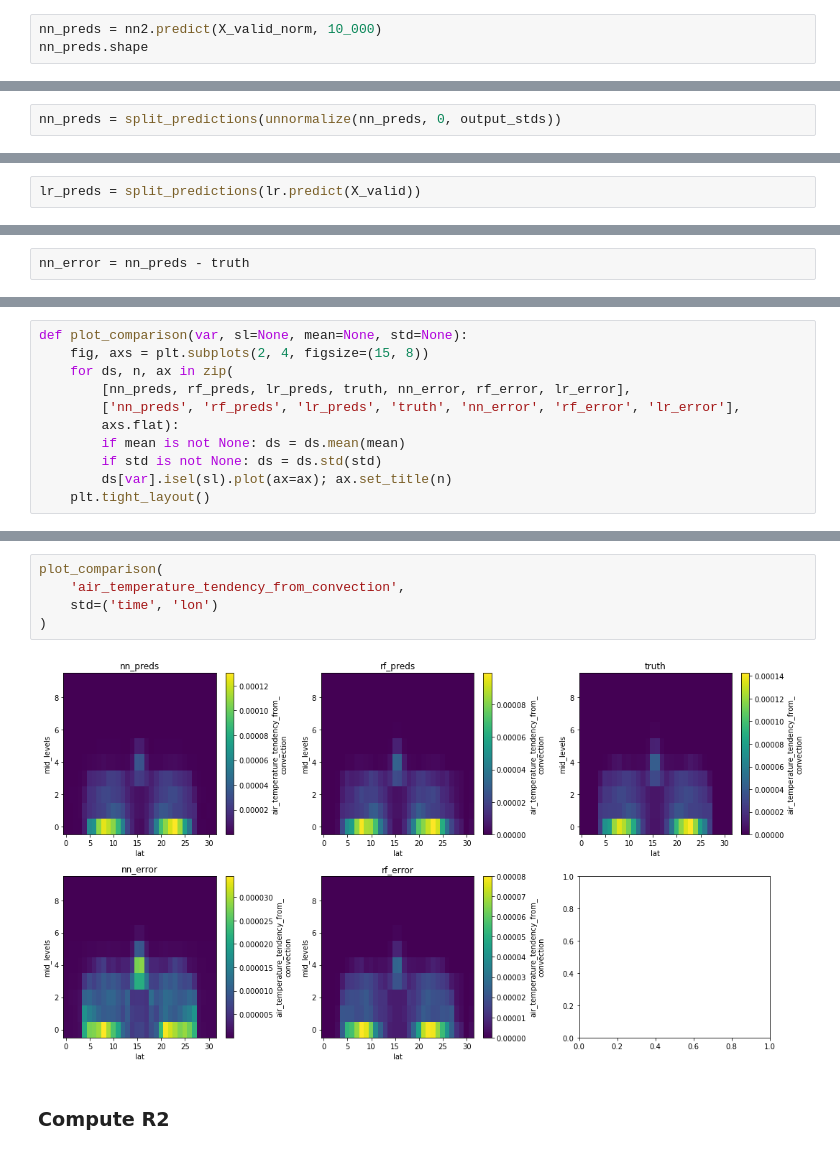
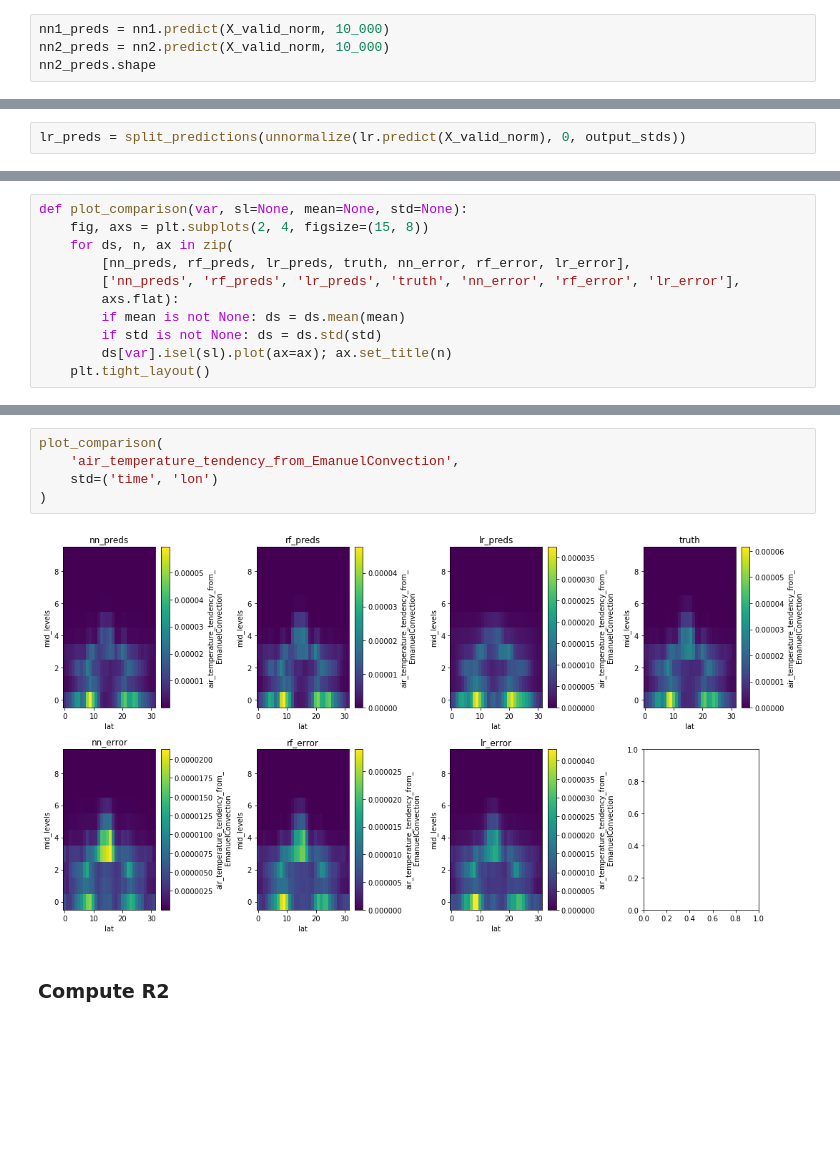
Before and after one commit to raspstephan/CliMT-ML, a Jupyter notebook: 2.0-Train-ML-models.ipynb, the cells around one changed output, grey strips where cells are left out. Saved outputs shown, nothing was run; the diff lists cells and outputs as text; blank space fills up the shorter version.

```diff
--- a/2.0-Train-ML-models.ipynb
+++ b/2.0-Train-ML-models.ipynb
@@ -239,5 +265,6 @@ def split_predictions(Y):
         ).squeeze()
     return xr.Dataset(outputs).transpose('time', 'mid_levels', 'lat', 'lon')
 # %%
-nn_preds = nn2.predict(X_valid_norm, 10_000)
-nn_preds.shape
+nn1_preds = nn1.predict(X_valid_norm, 10_000)
+nn2_preds = nn2.predict(X_valid_norm, 10_000)
+nn2_preds.shape
@@ -244,2 +272,0 @@ nn_preds.shape
-# %%
-nn_preds = split_predictions(unnormalize(nn_preds, 0, output_stds))
@@ -248,6 +290,4 @@ rf_preds = split_predictions(rf.predict(X_valid))
 # %%
-lr_preds = split_predictions(lr.predict(X_valid))
+lr_preds = split_predictions(unnormalize(lr.predict(X_valid_norm), 0, output_stds))
 # %%
 truth = split_predictions(Y_valid)
-# %%
-nn_error = nn_preds - truth
@@ -283,10 +328,10 @@ plot_comparison(
 # %%
 plot_comparison(
-    'air_temperature_tendency_from_convection',
+    'air_temperature_tendency_from_EmanuelConvection',
     std=('time', 'lon')
 )
 # %% [output]
-[figure, old version]
+[figure, new version]
 # %% [markdown]
 ### Compute R2
 # %%
```
Also changed, not shown: parts of 18 cells of this notebook, 1 other file.
